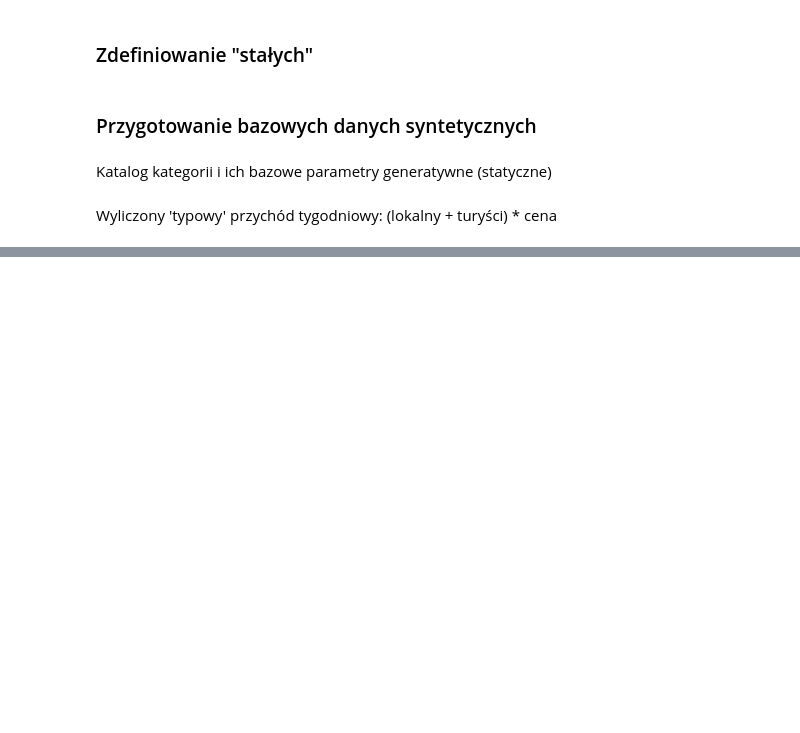
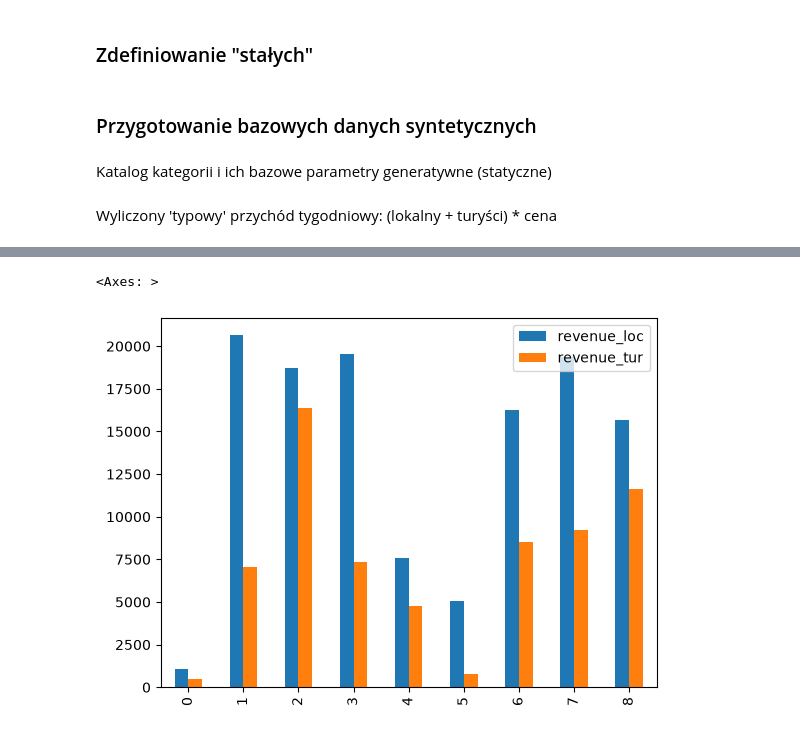
Before and after one commit to Majbor1/DataWizualization, a Jupyter notebook: 01-bar.ipynb, the cells around one changed output, grey strips where cells are left out. Saved outputs shown, nothing was run; the diff lists cells and outputs as text; code cells hidden in the pictures; blank space fills up the shorter version.

```diff
--- a/01-bar.ipynb
+++ b/01-bar.ipynb
@@ -55,0 +114,5 @@ catalog
+# %%
+t1[["revenue_loc", "revenue_tur"]].plot.bar()
+# %% [output]
+<Axes: >
+[figure, added]
```
Also changed, not shown: parts of 25 cells of this notebook.
